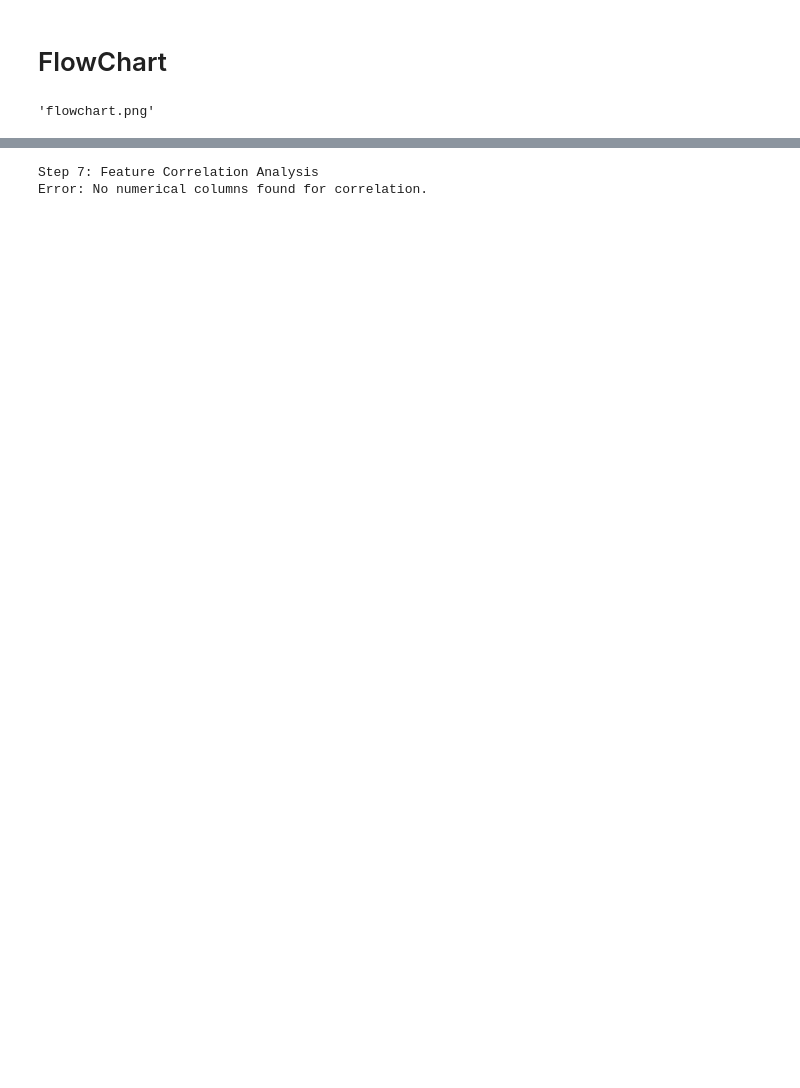
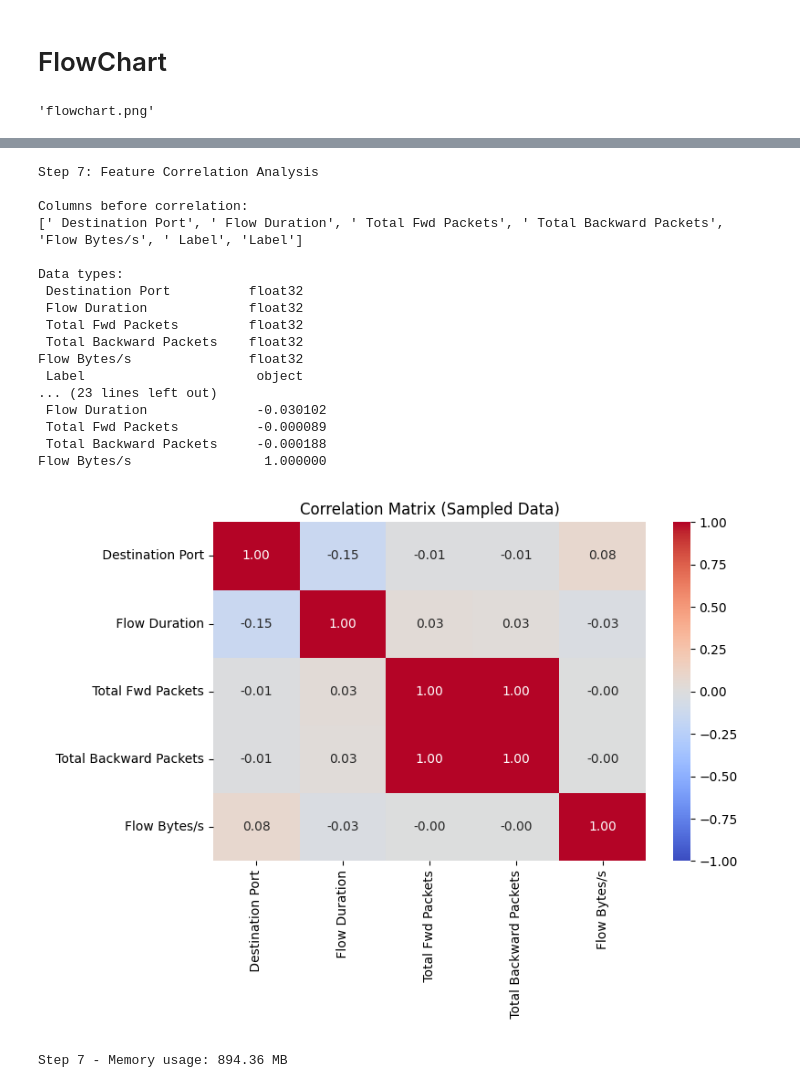
Before and after one commit to fjadidi2001/Cyber-Attack-Detection, a Jupyter notebook: CyberAttackDetection.ipynb, the cells around one changed output, grey strips where cells are left out. Cells and saved outputs as stored; diff of their text form; code cells hidden in the pictures; blank space fills up the shorter version.

Commit message:
added step 10

```diff
--- a/CyberAttackDetection.ipynb
+++ b/CyberAttackDetection.ipynb
@@ -230,19 +230,25 @@ Step 4 - Memory usage: 759.39 MB
 # Step 5: Handle Missing Values
 def handle_missing_values(df):
     print("\nStep 5: Handle Missing Values")
-    # Replace inf values with NaN
     df.replace([np.inf, -np.inf], np.nan, inplace=True)
 
-    # Impute numerical columns with median
     numerical_cols = df.select_dtypes(include=['float32', 'int32']).columns
     if not numerical_cols.empty:
         imputer = SimpleImputer(strategy='median')
         df[numerical_cols] = imputer.fit_transform(df[numerical_cols])
+        # Ensure data types are preserved
+        for col in numerical_cols:
+            if col in df.select_dtypes(include=['int32']).columns:
+                df[col] = df[col].astype('int32')
+            else:
+                df[col] = df[col].astype('float32')
     else:
-        print("Error: No numerical columns found for imputation.")
+        print("Warning: No numerical columns found for imputation.")
 
     print("\nMissing values after imputation:")
     print(df.isnull().sum().sum())
+    print("\nData types after imputation:")
+    print(df.dtypes)
     print_memory_usage("Step 5")
     return df
 
@@ -257,13 +272,11 @@ Step 5 - Memory usage: 748.93 MB
 # Step 6: Analyze Class Distribution
 def analyze_class_distribution(df):
     print("\nStep 6: Analyze Class Distribution")
-    # Map labels
-    df['Label'] = df[' Label'].apply(lambda x: 0 if x == 'BENIGN' else 1)
+    df['Label'] = df[' Label'].apply(lambda x: 0 if x == 'BENIGN' else 1).astype('int32')
     class_counts = df['Label'].value_counts()
     print("\nClass distribution:")
     print(class_counts)
 
-    # Visualize class distribution
     plt.figure(figsize=(8, 6))
     sns.countplot(x='Label', data=df)
     plt.title("Class Distribution (0: Non-Attack, 1: Attack)")
@@ -273,7 +286,6 @@ def analyze_class_distribution(df):
     plt.close()
     display(Image('class_distribution.png'))
 
-    # Attack type distribution
     attack_types = df[df['Label'] == 1][' Label'].value_counts()
     print("\nAttack types distribution:")
     print(attack_types)
@@ -289,6 +301,8 @@ def analyze_class_distribution(df):
     plt.close()
     display(Image('attack_types_distribution.png'))
 
+    print("\nData types after label mapping:")
+    print(df.dtypes)
     print_memory_usage("Step 6")
     return df
 
@@ -324,29 +347,57 @@ Step 6 - Memory usage: 796.62 MB
 # %%
 # Step 7: Feature Correlation Analysis
 def correlation_analysis(df):
     print("\nStep 7: Feature Correlation Analysis")
-    # Sample 10,000 rows
-    sample_df = df.sample(n=10000, random_state=42)
-    numerical_cols = sample_df.select_dtypes(include=['float32', 'int32']).columns
-    if numerical_cols.empty:
+    # Debug: Check columns and types
+    print("\nColumns before correlation:")
+    print(df.columns.tolist())
+    print("\nData types:")
+    print(df.dtypes)
+
+    # Include int64/float64 as fallback
+    numerical_cols = df.select_dtypes(include=['float32', 'int32', 'float64', 'int64']).columns
+    numerical_cols = [col for col in numerical_cols if col != 'Label']  # Exclude Label
+    if not numerical_cols:
         print("Error: No numerical columns found for correlation.")
+        print("Available columns:", df.columns.tolist())
         return
 
-    corr_matrix = sample_df[numerical_cols].corr()
+    print("\nNumerical columns for correlation:")
+    print(numerical_cols)
+
+    sample_df = df[numerical_cols].sample(n=10000, random_state=42)
+    corr_matrix = sample_df.corr()
     print("\nCorrelation matrix (sample):")
     print(corr_matrix)
 
     plt.figure(figsize=(8, 6))
     sns.heatmap(corr_matrix, annot=True, cmap='coolwarm', vmin=-1, vmax=1, fmt='.2f')
     plt.title("Correlation Matrix (Sampled Data)")
     plt.tight_layout()
     plt.savefig('correlation_matrix.png')
     plt.close()
     display(Image('correlation_matrix.png'))
 
     print_memory_usage("Step 7")
 
 correlation_analysis(df)
 # %% [output]
 Step 7: Feature Correlation Analysis
-Error: No numerical columns found for correlation.
+
+Columns before correlation:
+[' Destination Port', ' Flow Duration', ' Total Fwd Packets', ' Total Backward Packets', 'Flow Bytes/s', ' Label', 'Label']
+
+Data types:
+ Destination Port          float32
+ Flow Duration             float32
+ Total Fwd Packets         float32
+ Total Backward Packets    float32
+Flow Bytes/s               float32
+ Label                      object
+... (23 lines left out)
+ Flow Duration              -0.030102
+ Total Fwd Packets          -0.000089
+ Total Backward Packets     -0.000188
+Flow Bytes/s                 1.000000
+[figure, added]
+Step 7 - Memory usage: 894.36 MB
```
Also changed, not shown: parts of 9 cells of this notebook.
